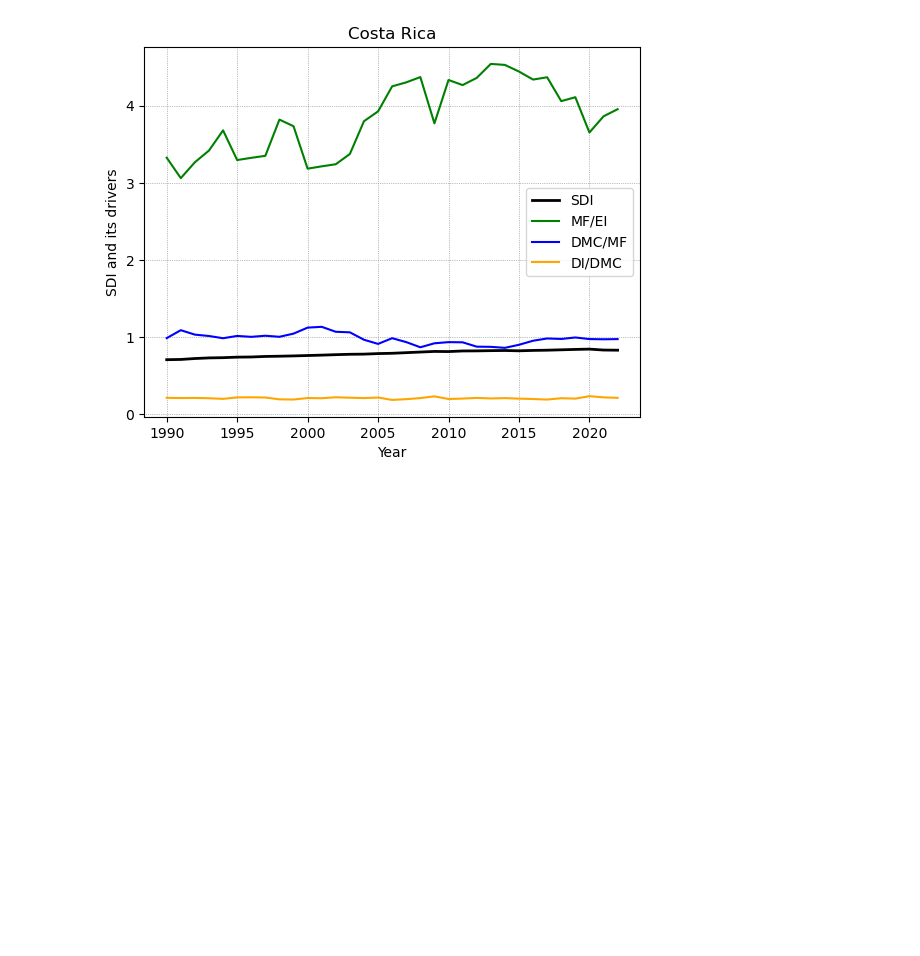
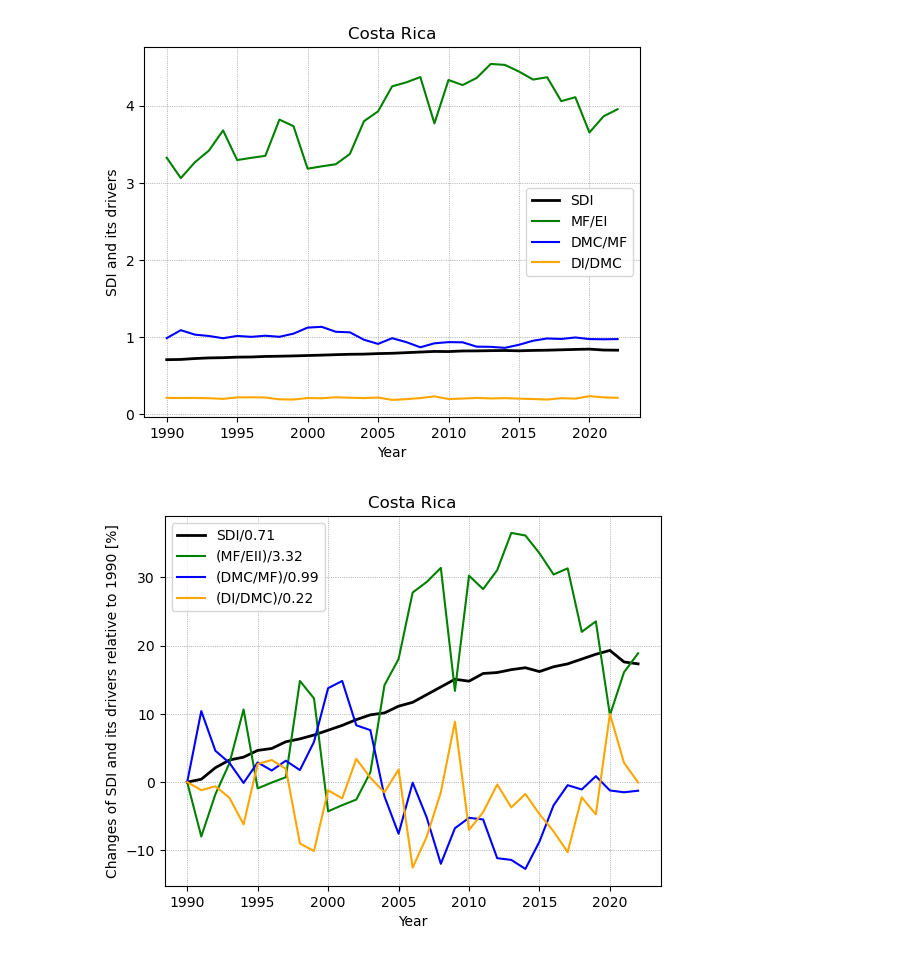
Before and after one commit to SamGrof/SDI_Decomposition, a Jupyter notebook: SDI_Index_Decomposition_Costa_Rica_July_24.ipynb, the cells around one changed output. Cells and saved outputs as stored; diff of their text form; code cells hidden in the pictures; blank space fills up the shorter version.

Commit message:
Applying Index Decompostion

```diff
--- a/SDI_Index_Decomposition_Costa_Rica_July_24.ipynb
+++ b/SDI_Index_Decomposition_Costa_Rica_July_24.ipynb
@@ -138,0 +175,25 @@ plt.show()
+# %%
+# Plotting the RELATIVE SDI and RELATIVE Drivers for Costa Rica from 1990 to 2022. Origin 1990.
+# This is similar to Kaya-Identity depiction (see https://en.wikipedia.org/wiki/Kaya_identity) and a basic form of Index Decomposition
+# SDI = DI/EII = (DI/DMC)*(DMC/MF)*(MF/EII)
+
+plt.plot(dfSDIT[37][2:]/dfSDIT[37][2]*100-100, label='SDI/0.71', color='black', linewidth=2)
+plt.plot(MFoverEI/MFoverEI[0]*100-100, label='(MF/EII)/3.32', color='green')
+plt.plot(DMCoverMF/DMCoverMF[0]*100-100, label='(DMC/MF)/0.99', color='blue')
+plt.plot(DIoverDMC/DIoverDMC[0]*100-100, label='(DI/DMC)/0.22', color='orange')
+
+# Set a distance of 5 years for the time axes ticks
+ax = plt.gca()
+ax.xaxis.set_major_locator(MultipleLocator(base=5))
+
+# Adding labels and title
+plt.xlabel('Year')
+plt.ylabel('Changes of SDI and its drivers relative to 1990 [%]')
+plt.title(dfSDIT[37][1]) # This is a last double Check on which country was choosen.
+plt.legend()
+plt.grid(True, linestyle=':', linewidth=0.5, color='gray', markersize=2)
+
+# Display the plot
+plt.show()
+# %% [output]
+[figure, added]
```
Also changed, not shown: parts of 8 cells of this notebook.
